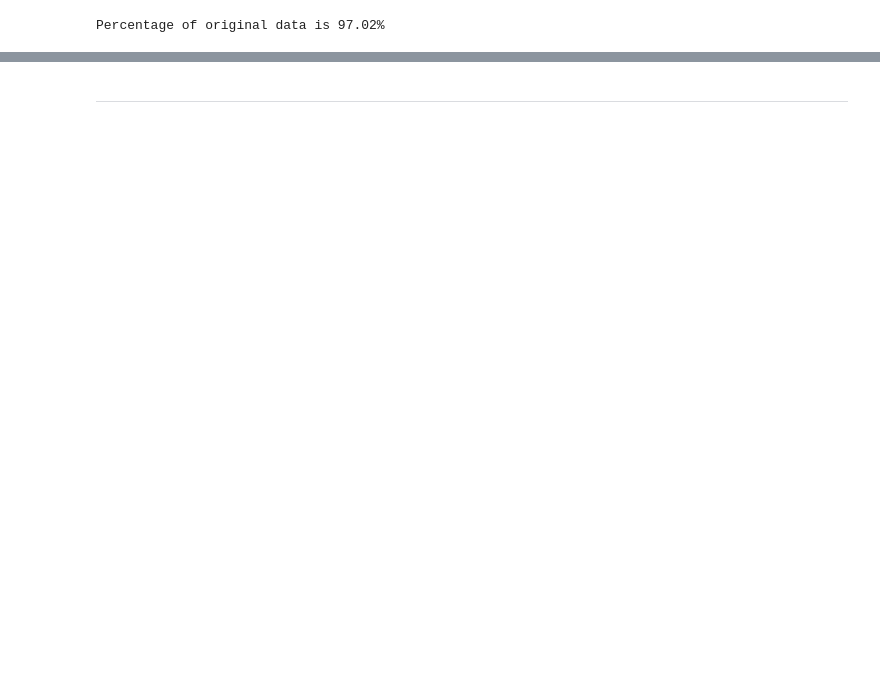
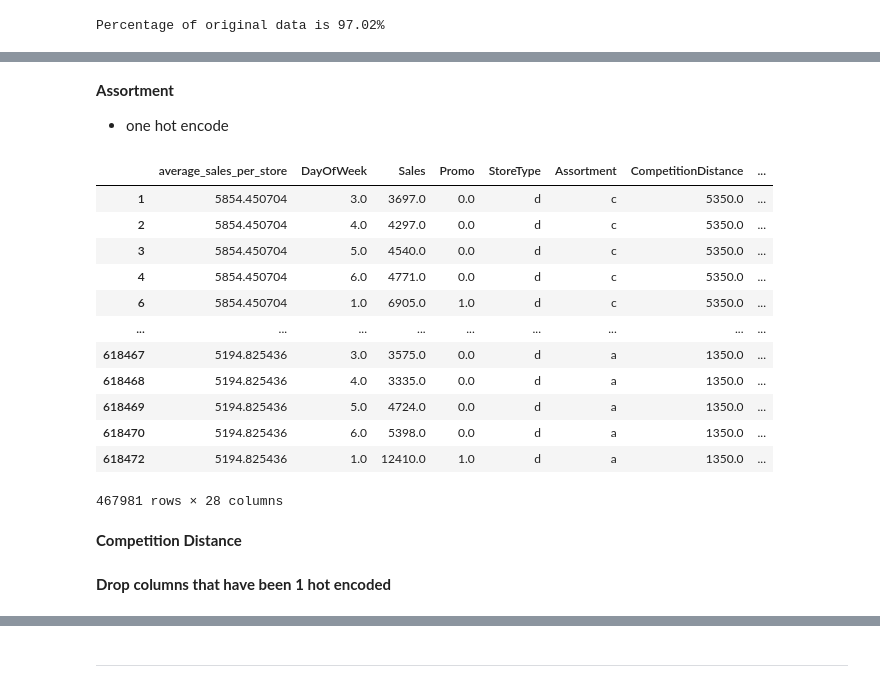
Before and after one commit to Herdmangct/minicomp-rossman, a Jupyter notebook: draft_2.ipynb, the cells around one changed output, grey strips where cells are left out. Saved outputs shown, nothing was run; the diff lists cells and outputs as text; code cells hidden in the pictures; blank space fills up the shorter version.

```diff
--- a/draft_2.ipynb
+++ b/draft_2.ipynb
@@ -268,0 +539,4 @@ Percentage of original data is 97.02%
+# %%
+current_columns = list(df_full_cleaned.columns)
+current_columns[0] = "average_sales_per_store"
+df_full_cleaned.columns = current_columns
@@ -268,0 +546,5 @@ Percentage of original data is 97.02%
+# %%
+if "monday" not in df_full_cleaned.columns:
+    day_of_week_dummies = pd.get_dummies(df_full_cleaned.loc[:, 'DayOfWeek'])
+    day_of_week_dummies.columns = ["monday", "tuesday", "wednesday", "thursday", "friday", "saturday", "sunday"]
+    df_full_cleaned = pd.concat([df_full_cleaned, day_of_week_dummies], axis=1)
@@ -268,0 +563,5 @@ Percentage of original data is 97.02%
+# %%
+if "store_model_1" not in df_full_cleaned.columns:
+    store_type_dummies = pd.get_dummies(df_full_cleaned.loc[:, 'StoreType'])
+    store_type_dummies.columns = ["store_model_1", "store_model_2", "store_model_3", "store_model_4"]
+    df_full_cleaned = pd.concat([df_full_cleaned, store_type_dummies], axis=1)
@@ -268,0 +584,26 @@ Percentage of original data is 97.02%
+# %% [markdown]
+**Assortment**
+- one hot encode
+# %%
+if "basic" not in df_full_cleaned.columns:
+    assortment_dummies = pd.get_dummies(df_full_cleaned.loc[:, 'Assortment'])
+    assortment_dummies.columns = ["basic", "extra", "extended"]
+    df_full_cleaned = pd.concat([df_full_cleaned, assortment_dummies], axis=1)
+# %%
+df_full_cleaned
+# %% [output]
+|  | average_sales_per_store | DayOfWeek | Sales | Promo | StoreType | Assortment | CompetitionDistance | ... |
+| 1 | 5854.450704 | 3.0 | 3697.0 | 0.0 | d | c | 5350.0 | ... |
+| 2 | 5854.450704 | 4.0 | 4297.0 | 0.0 | d | c | 5350.0 | ... |
+| 3 | 5854.450704 | 5.0 | 4540.0 | 0.0 | d | c | 5350.0 | ... |
+| 4 | 5854.450704 | 6.0 | 4771.0 | 0.0 | d | c | 5350.0 | ... |
+| 6 | 5854.450704 | 1.0 | 6905.0 | 1.0 | d | c | 5350.0 | ... |
+| ... | ... | ... | ... | ... | ... | ... | ... | ... |
+| 618467 | 5194.825436 | 3.0 | 3575.0 | 0.0 | d | a | 1350.0 | ... |
+| 618468 | 5194.825436 | 4.0 | 3335.0 | 0.0 | d | a | 1350.0 | ... |
+| 618469 | 5194.825436 | 5.0 | 4724.0 | 0.0 | d | a | 1350.0 | ... |
+| 618470 | 5194.825436 | 6.0 | 5398.0 | 0.0 | d | a | 1350.0 | ... |
+| 618472 | 5194.825436 | 1.0 | 12410.0 | 1.0 | d | a | 1350.0 | ... |
+467981 rows × 28 columns
+# %% [markdown]
+**Competition Distance**
@@ -268,0 +612,2 @@ Percentage of original data is 97.02%
+# %% [markdown]
+**Drop columns that have been 1 hot encoded**
```
Also changed, not shown: parts of 143 cells of this notebook, 5 other files.
